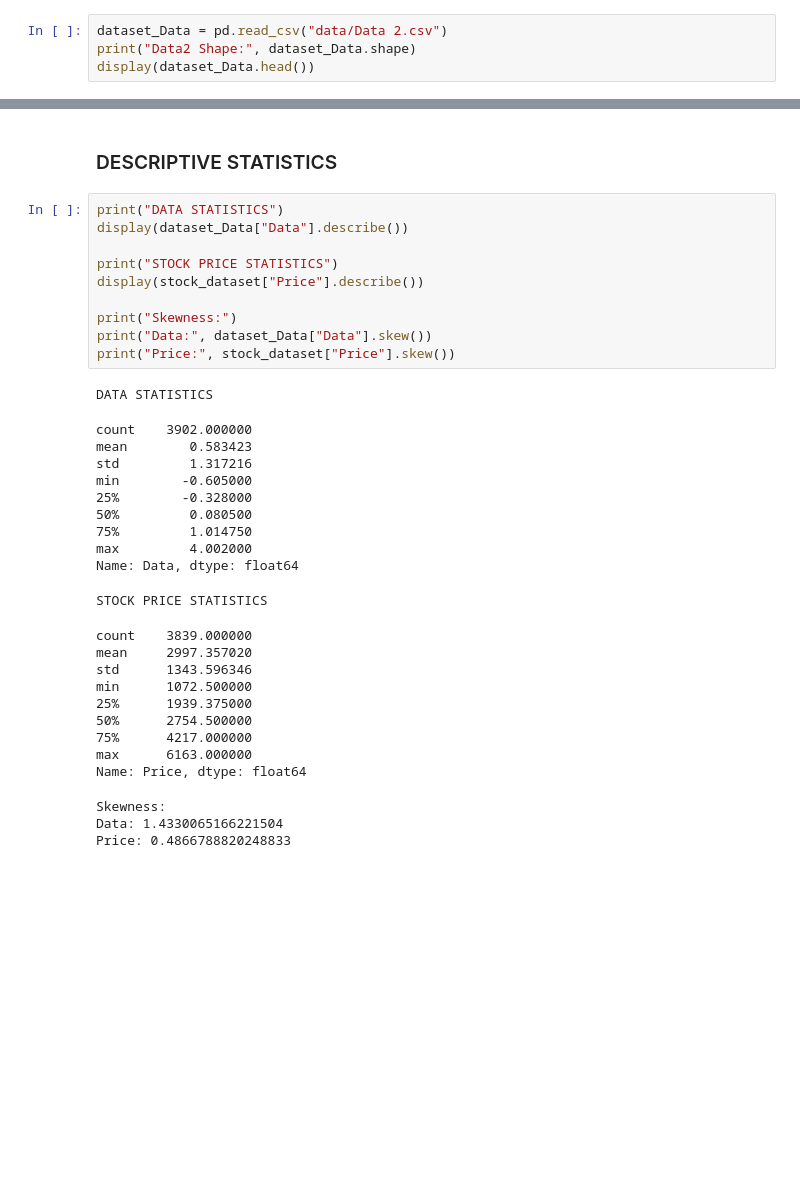
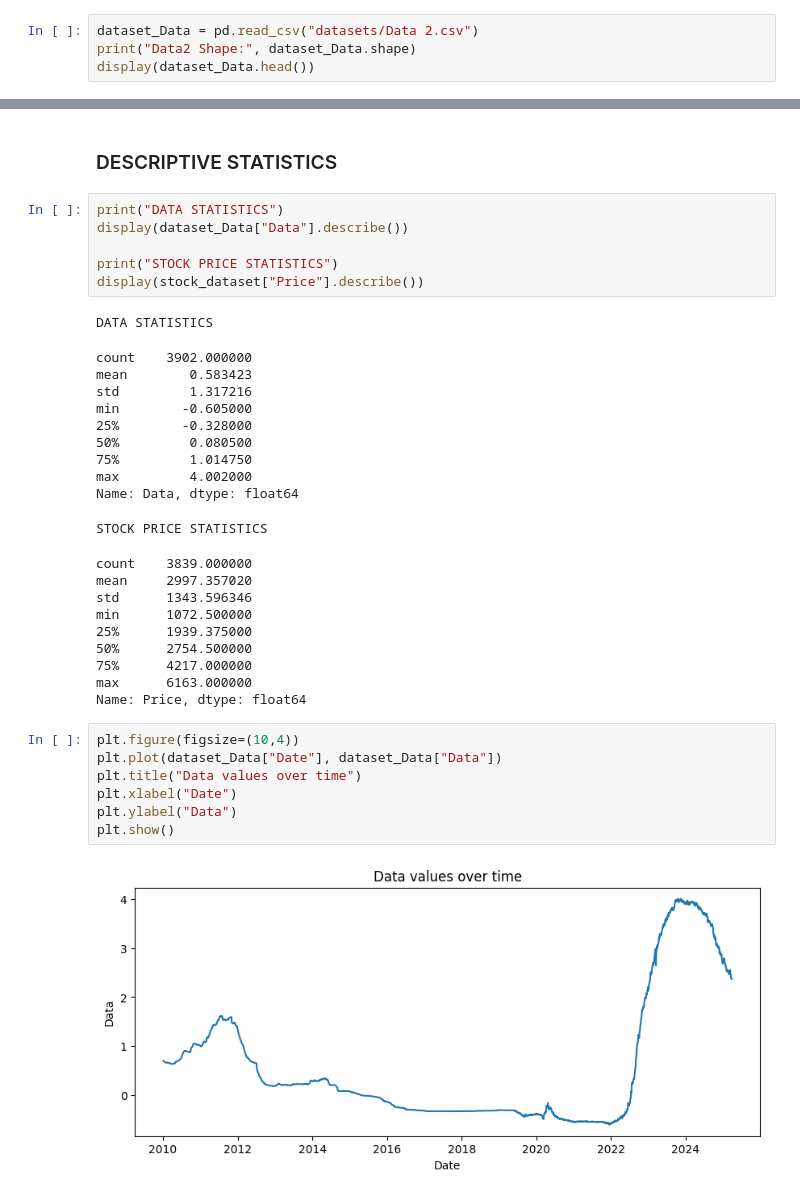
Before and after one commit to abhinavyy/FuturesFirst_Assignment, a Jupyter notebook: DatasetAnalysis.ipynb, the cells around one changed output, grey strips where cells are left out. Drawn from its saved outputs; the diff is of its cells as text; blank space fills up the shorter version.

```diff
--- a/DatasetAnalysis.ipynb
+++ b/DatasetAnalysis.ipynb
@@ -6,7 +6,7 @@ import seaborn as sns
 # %% [markdown]
 ### LOAD DATASETS
 # %%
-dataset_Data = pd.read_csv("data/Data 2.csv")
+dataset_Data = pd.read_csv("datasets/Data 2.csv")
 print("Data2 Shape:", dataset_Data.shape)
 display(dataset_Data.head())
 # %% [output]
@@ -72,10 +72,6 @@ display(dataset_Data["Data"].describe())
 
 print("STOCK PRICE STATISTICS")
 display(stock_dataset["Price"].describe())
-
-print("Skewness:")
-print("Data:", dataset_Data["Data"].skew())
-print("Price:", stock_dataset["Price"].skew())
 # %% [output]
 DATA STATISTICS
 count    3902.000000
@@ -97,6 +93,12 @@ min      1072.500000
 75%      4217.000000
 max      6163.000000
 Name: Price, dtype: float64
-Skewness:
-Data: 1.4330065166221504
-Price: 0.4866788820248833
+# %%
+plt.figure(figsize=(10,4))
+plt.plot(dataset_Data["Date"], dataset_Data["Data"])
+plt.title("Data values over time")
+plt.xlabel("Date")
+plt.ylabel("Data")
+plt.show()
+# %% [output]
+[figure, added]
```
Also changed, not shown: parts of 5 cells of this notebook.
